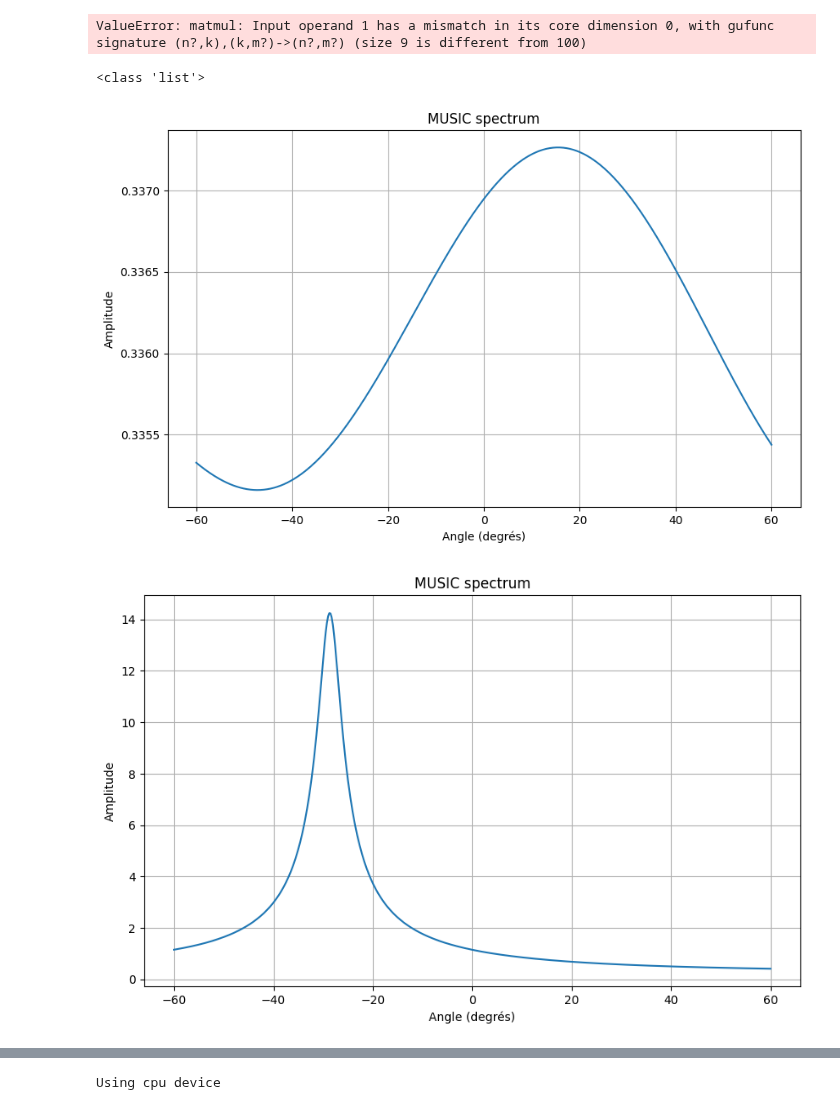
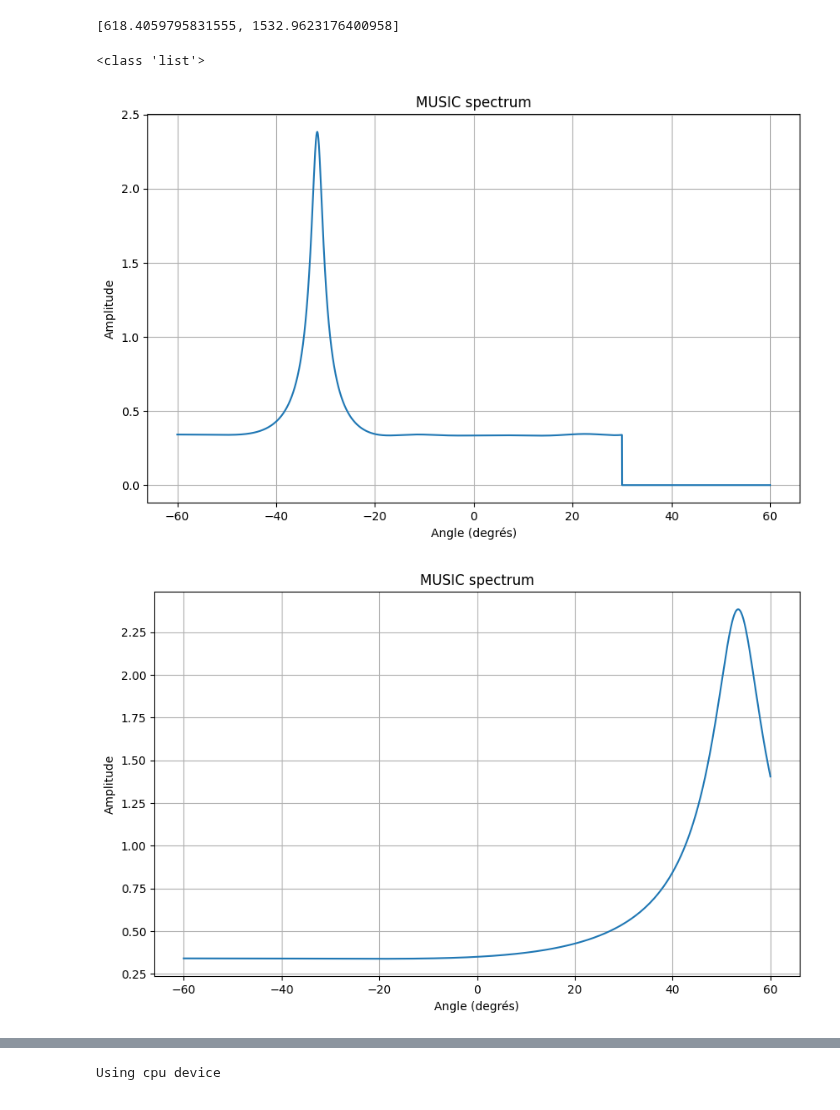
Before and after one commit to tanguylegrand2/PFE, a Jupyter notebook: DeepMusic.ipynb, the cells around one changed output, grey strips where cells are left out. Drawn from its saved outputs; the diff is of its cells as text; code cells hidden in the pictures.

Commit message:
Code DeepMusic mis à jour

```diff
--- a/DeepMusic.ipynb
+++ b/DeepMusic.ipynb
@@ -70,7 +68,7 @@ def generate_combinations(phi_max, rho, nb_sources):
 
     return list(unique_combinations)
 
-
+#
 Q = 4
 N = 2**12
 phi_max = 60
@@ -88,42 +86,52 @@ perturbation_parameter_sd = 0 # Écart-type de la distribution normale qui gén
 J_alpha = 100
 J_beta = 10
 
-def generate_deepmusic_partitioned_data(J_alpha,J_beta,nbSensors, nbSources, T, SNR_TRAIN, Q, N, phi_max, rho, correlation_List, var_ratio):
+def generate_deepmusic_partitioned_data(J_alpha, J_beta, nbSensors, nbSources, T, SNR_TRAIN, Q, N, phi_max, rho, correlation_List, var_ratio):
     training_data_sets = [[] for _ in range(Q)]
     full_theta = np.linspace(-phi_max, phi_max, N)
     L = N // Q
 
     for signal_noise_ratio in SNR_TRAIN:
         for j_alpha in range(J_alpha):
-            thetaList = np.random.uniform( -phi_max, phi_max, nbSources).tolist()
+            # Générer des angles pour les sources de manière aléatoire dans toutes les sous-régions
+            source_angles = []
+            subregions_indices = np.random.choice(Q, nbSources, replace=False)
+            for q in subregions_indices:
+                start_theta = -phi_max + q * (2 * phi_max / Q)
+                end_theta = start_theta + (2 * phi_max / Q)
+                angle = np.random.uniform(start_theta, end_theta)
+                source_angles.append(angle)
 
             for j_beta in range(J_beta):
                 varList = np.ones(nbSources).tolist()
                 correlation_List = np.zeros(nbSources * (nbSources - 1) // 2).tolist()
-                X = generate_X_matrix(nbSources=nbSources, nbSensors=nbSensors, nbTimePoints=nbTimePoints, thetaList=thetaList, var_ratio=var_ratio, correlation_List=correlation_List, signal_noise_ratio=signal_noise_ratio, perturbation_parameter_sd=perturbation_parameter_sd)
+                X = generate_X_matrix(nbSources=nbSources, nbSensors=nbSensors, nbTimePoints=T, thetaList=source_angles, var_ratio=var_ratio, correlation_List=correlation_List, signal_noise_ratio=signal_noise_ratio, perturbation_parameter_sd=0)
                 R_hat = generate_R_hat(X)
                 R_hat_with_phase = generate_R_hat_with_phase(X)
 
                 full_music_spectrum = calculate_music_spectrum(R_hat, nbSensors, nbSources, full_theta)
 
                 for q in range(Q):
-                    # Sampling MUSIC spectrum for the q-th subregion
                     start_index = q * L
-                    end_index = (q + 1)*L if q != Q - 1 else N  # Adjusted this line
+                    end_index = (q + 1) * L if q != Q - 1 else N
                     pq = full_music_spectrum[start_index:end_index]
 
                     input_data = R_hat_with_phase
                     output_data = pq
                     training_data_sets[q].append((input_data, output_data))
 
-        return training_data_sets
+    return training_data_sets
 
 full_theta = np.linspace(- phi_max , phi_max, N)
 # Example usage
-SNR_TRAIN = [15, 20, 25, 30]  # Different SNR levels for training
+SNR_TRAIN = [0]  # Different SNR levels for training
 training_datasets = generate_deepmusic_partitioned_data(J_alpha=J_alpha,J_beta=J_beta,nbSensors=nbSensors, nbSources=nbSources, T=nbTimePoints, SNR_TRAIN=SNR_TRAIN, Q=Q, N=N, phi_max=phi_max, rho=rho, correlation_List=correlation_List, var_ratio=var_ratio)
-# %% [output]
-ValueError: matmul: Input operand 1 has a mismatch in its core dimension 0, with gufunc signature (n?,k),(k,m?)->(n?,m?) (size 9 is different from 100)
+# %%
+subinterval_length = N//Q
+thetaList = [np.random.uniform(-phi_max + q * subinterval_length, -phi_max + (q + 1) * subinterval_length) for q in range(nbSources)]
+thetaList
+# %% [output]
+[618.4059795831555, 1532.9623176400958]
 # %%
 input_data, output_data = training_datasets[1][978]
 a = []
@@ -145,33 +153,33 @@ def reconstruct_music_spectrum(segments, Q, N):
     """
     # Initialize the reconstructed spectrum with zeros
     reconstructed_spectrum = np.zeros(N, dtype=float)
 
     # Length of each segment
     segment_length = N // Q
 
     # Iterate over each segment and place it in the reconstructed spectrum
     for q, segment in enumerate(segments):
         start_index = q * segment_length
         if q < Q - 1:
             # For all but the last segment, use the segment length
             end_index = start_index + segment_length
         else:
             # For the last segment, it can be longer if N is not divisible by Q
             end_index = N
         # Make sure segment is the correct shape
         segment = segment[:end_index - start_index]
         reconstructed_spectrum[start_index:end_index] = segment
 
     return reconstructed_spectrum
 
 
 reconstruct_music_spectrum(a, Q, N)
 print(type(a))
-plot_single_music(output_data,np.linspace(-60,60,N//Q))
+plot_single_music(reconstruct_music_spectrum(a, Q, N),np.linspace(-60,60,N))
 for i in range(0,Q-1):
     input_data, output_data = training_datasets[i][978]
     plot_single_music(output_data,np.linspace(-60,60,N//Q))
 # %% [output]
 <class 'list'>
-[figure, old version]
+[figure, new version]
-[figure, old version]
+[figure, new version]
```
Also changed, not shown: parts of 11 cells of this notebook, 40 other files.
